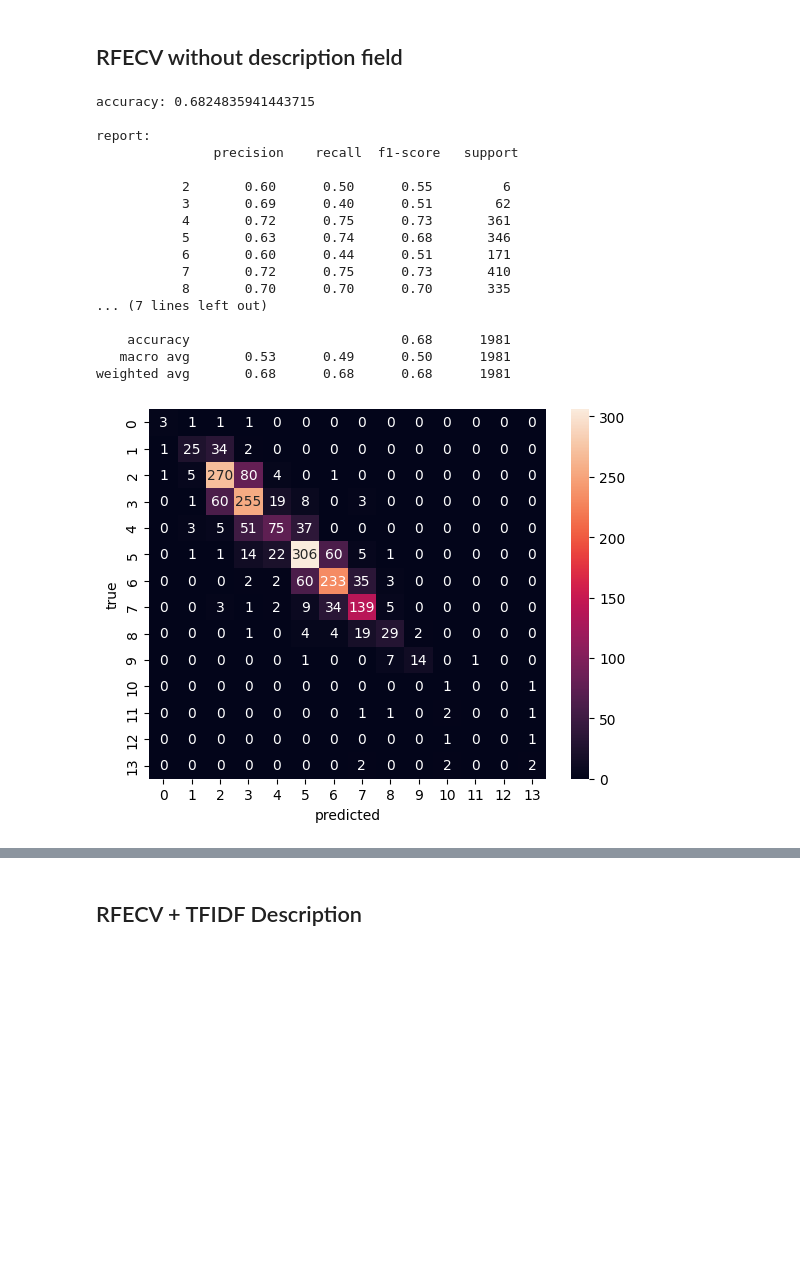
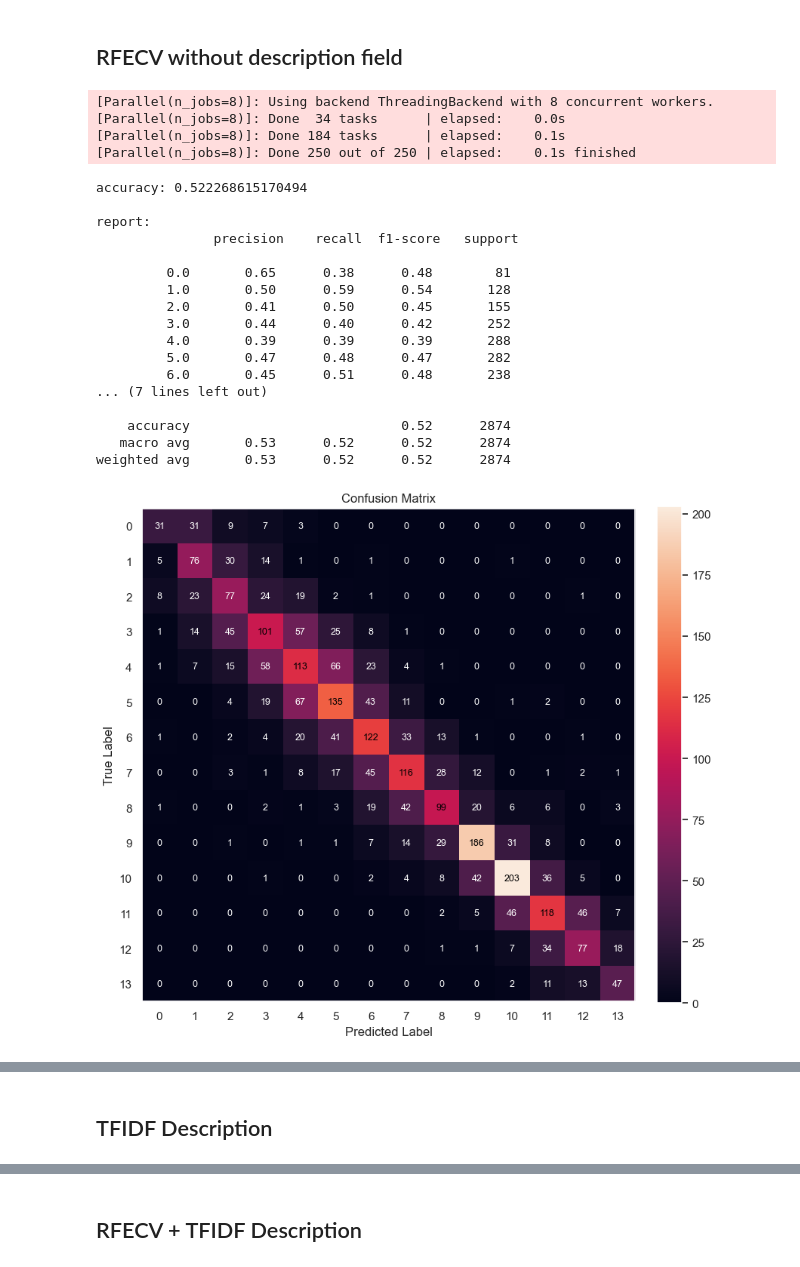
Before and after one commit to Advanced-Data-Mining/Otomoto_data_mining, a Jupyter notebook: models/random_forest_rfecv.ipynb, the cells around one changed output, grey strips where cells are left out. Drawn from its saved outputs; the diff is of its cells as text; code cells hidden in the pictures; blank space fills up the shorter version.

```diff
--- a/models/random_forest_rfecv.ipynb
+++ b/models/random_forest_rfecv.ipynb
@@ -146,10 +81,8 @@ num_feats = ["year", "capacity", "power", "mileage", "seats"]
 # %%
-from sklearn.feature_selection import RFECV
-from sklearn.ensemble import RandomForestClassifier
-from sklearn.feature_extraction.text import TfidfVectorizer
-from sklearn.compose import ColumnTransformer
-from sklearn.pipeline import Pipeline
-
+cat_feats = ["model", "condition", "fuel", "brand", "body_type", "accident_free"]
+# cat_feats = ["model", "brand", "accident_free"]
+num_feats = ["year", "capacity", "power", "mileage", "seats"]
+# num_feats = ["year", "capacity", "power", "mileage"]
 text_col = "description"
 
 rfecv_preprocess = ColumnTransformer(
@@ -166,10 +99,12 @@ rfecv_model = Pipeline(
         (
             "rfecv",
             RFECV(
-                estimator=RandomForestClassifier(n_estimators=250, n_jobs=-1),
+                estimator=RandomForestClassifier(
+                    n_estimators=250, n_jobs=-1, verbose=1
+                ),
                 cv=3,
                 step=1,
-                # verbose=1,
+                verbose=1,
                 scoring="accuracy",
                 n_jobs=-1,
             ),
@@ -241,35 +174,35 @@ plt.show()
 # %% [markdown]
 ## RFECV without description field
 # %%
-from sklearn.metrics import classification_report, confusion_matrix, accuracy_score
-
-
 y_pred = rfecv_model.predict(X_test)
 
 print("accuracy:", accuracy_score(y_test, y_pred))
 print("\nreport:\n", classification_report(y_test, y_pred))
 
-cm = confusion_matrix(y_test, y_pred)
-sns.heatmap(cm, annot=True, fmt="d")
-plt.xlabel("predicted")
-plt.ylabel("true")
-plt.show()
+cm, cm_normalized = generate_cm(y_test, y_pred)
+
+plot_cm(cm, title="Confusion Matrix")
+plot_cm(cm_normalized, title="Normalized Confusion Matrix")
 # %% [output]
-accuracy: 0.6824835941443715
-
-report:
-               precision    recall  f1-score   support
-
-           2       0.60      0.50      0.55         6
-           3       0.69      0.40      0.51        62
-           4       0.72      0.75      0.73       361
-           5       0.63      0.74      0.68       346
-           6       0.60      0.44      0.51       171
-           7       0.72      0.75      0.73       410
-           8       0.70      0.70      0.70       335
-... (7 lines left out)
-
-    accuracy                           0.68      1981
-   macro avg       0.53      0.49      0.50      1981
-weighted avg       0.68      0.68      0.68      1981
+[Parallel(n_jobs=8)]: Using backend ThreadingBackend with 8 concurrent workers.
+[Parallel(n_jobs=8)]: Done  34 tasks      | elapsed:    0.0s
+[Parallel(n_jobs=8)]: Done 184 tasks      | elapsed:    0.1s
+[Parallel(n_jobs=8)]: Done 250 out of 250 | elapsed:    0.1s finished
+accuracy: 0.522268615170494
+
+report:
+               precision    recall  f1-score   support
+
+         0.0       0.65      0.38      0.48        81
+         1.0       0.50      0.59      0.54       128
+         2.0       0.41      0.50      0.45       155
+         3.0       0.44      0.40      0.42       252
+         4.0       0.39      0.39      0.39       288
+         5.0       0.47      0.48      0.47       282
+         6.0       0.45      0.51      0.48       238
+... (7 lines left out)
+
+    accuracy                           0.52      2874
+   macro avg       0.53      0.52      0.52      2874
+weighted avg       0.53      0.52      0.52      2874
-[figure, old version]
+[figure, new version]
@@ -275,0 +210,2 @@ weighted avg       0.68      0.68      0.68      1981
+# %% [markdown]
+## TFIDF Description
```
Also changed, not shown: parts of 16 cells of this notebook, 3 other files.
